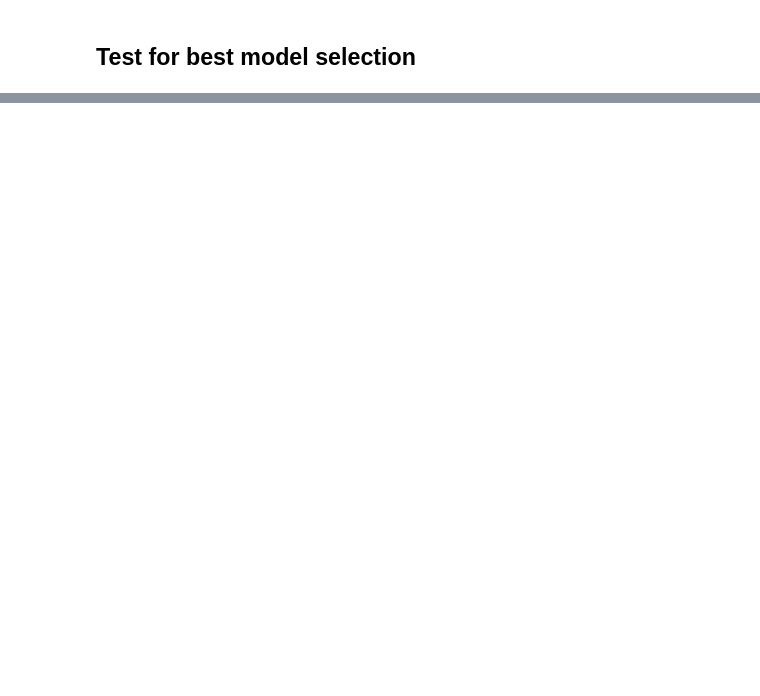
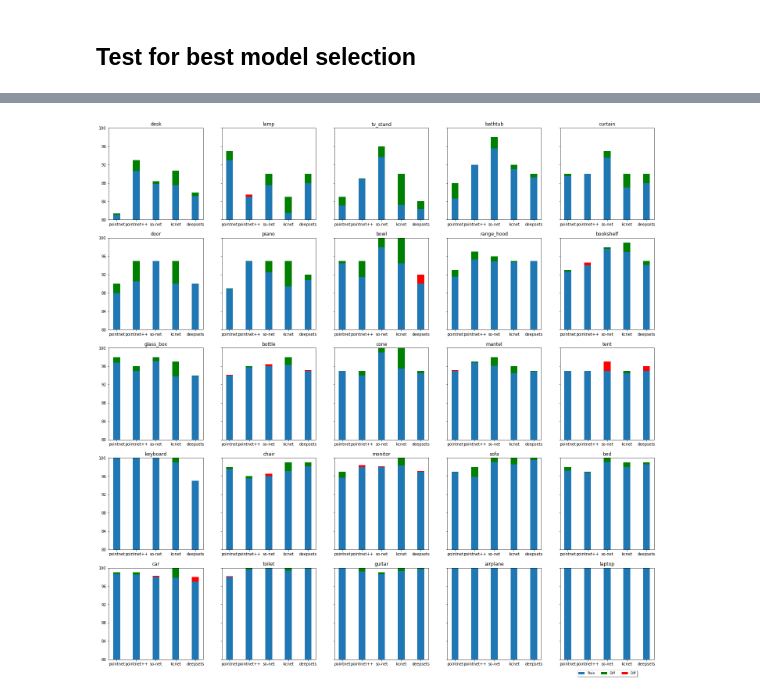
Before and after one commit to dkoguciuk/ensemble_learning_for_point_clouds, a Jupyter notebook: analysis.ipynb, the cells around one changed output, grey strips where cells are left out. Drawn from its saved outputs; the diff is of its cells as text; code cells hidden in the pictures; blank space fills up the shorter version.

```diff
--- a/analysis.ipynb
+++ b/analysis.ipynb
@@ -306,0 +317,4 @@ plt.legend(loc='upper center',
+# %%
+draw_class_accs(high_acc_classes, [80, 100])
+# %% [output]
+[figure, added]
```
Also changed, not shown: parts of 3 cells of this notebook.
